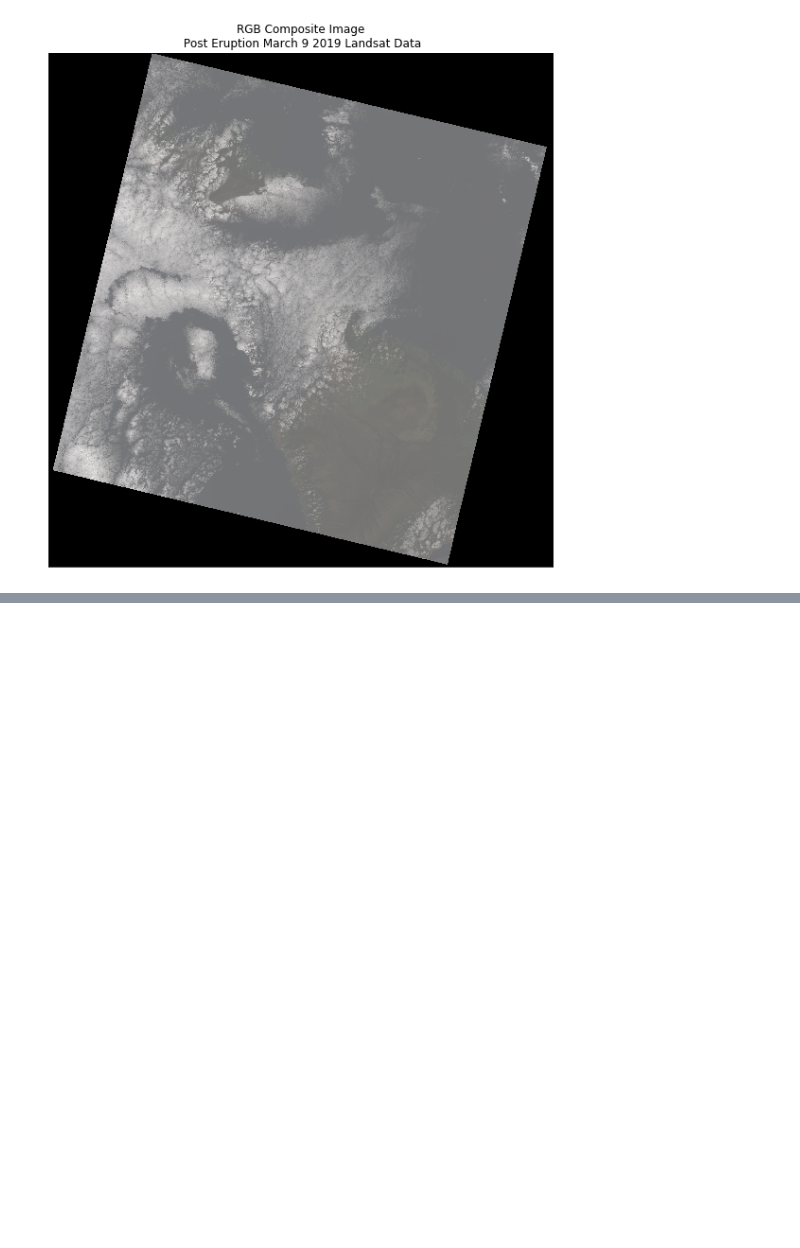
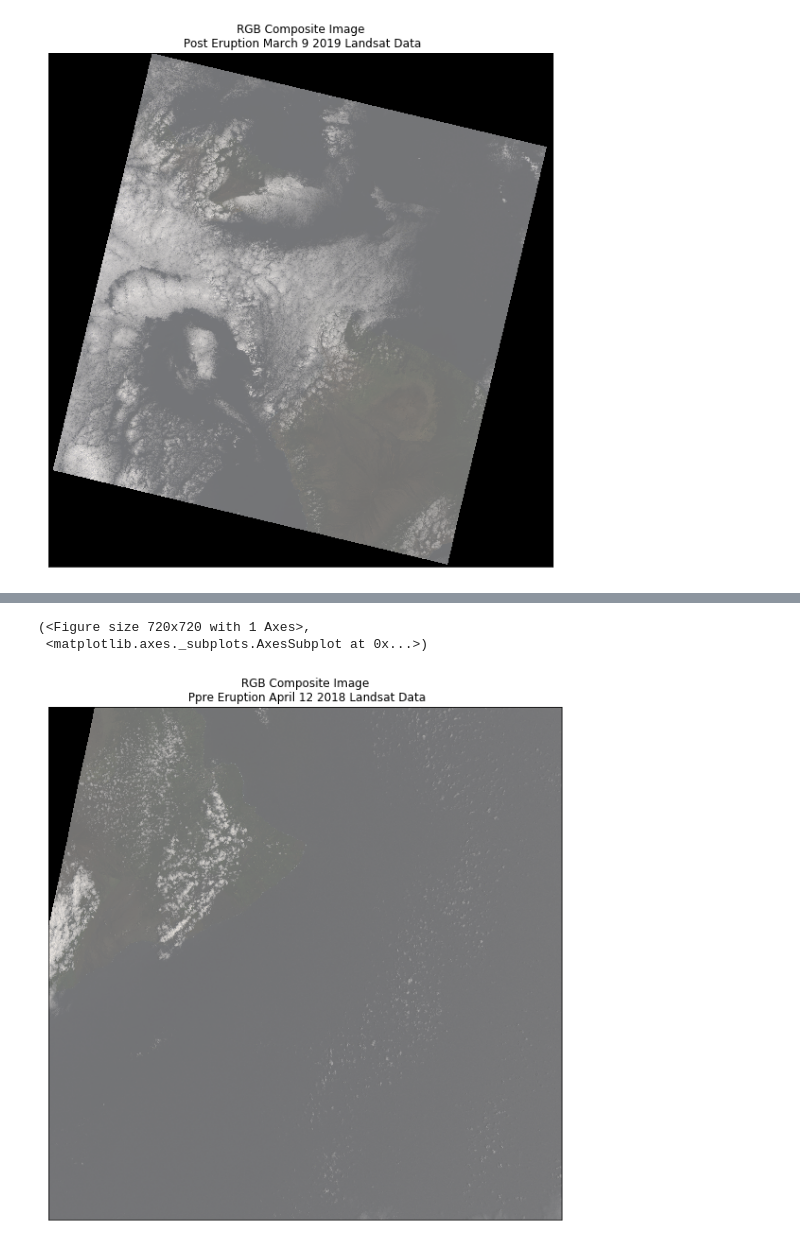
Before and after one commit to shwh2628/volcano-risk-analysis, a Jupyter notebook: notebooks/Landsat Data .ipynb, the cells around one changed output, grey strips where cells are left out. Saved outputs shown, nothing was run; the diff lists cells and outputs as text; code cells hidden in the pictures; blank space fills up the shorter version.

```diff
--- a/notebooks/Landsat Data .ipynb
+++ b/notebooks/Landsat Data .ipynb
@@ -203,0 +221,16 @@ es.plot_rgb(landsat_post6,
+# %%
+landsat_pre_path2 = "/Users/shannonwhite/git/data/Landsat/2018/pre/outputs/landsat_pre2.tif"
+land_stack8, land_meta8 = es.stack_raster_tifs(pre_landsat_bands8,
+                                             landsat_pre_path2)
+
+with rio.open(landsat_pre_path2) as scene8:
+    landsat_pre2 = scene8.read()
+# %%
+es.plot_rgb(landsat_pre2,
+            rgb=[3, 2, 1],
+
+            title="RGB Composite Image\n Ppre Eruption April 12 2018 Landsat Data")
+# %% [output]
+(<Figure size 720x720 with 1 Axes>,
+ <matplotlib.axes._subplots.AxesSubplot at 0x...>)
+[figure, added]
```
Also changed, not shown: parts of 19 cells of this notebook, 1 other file.
